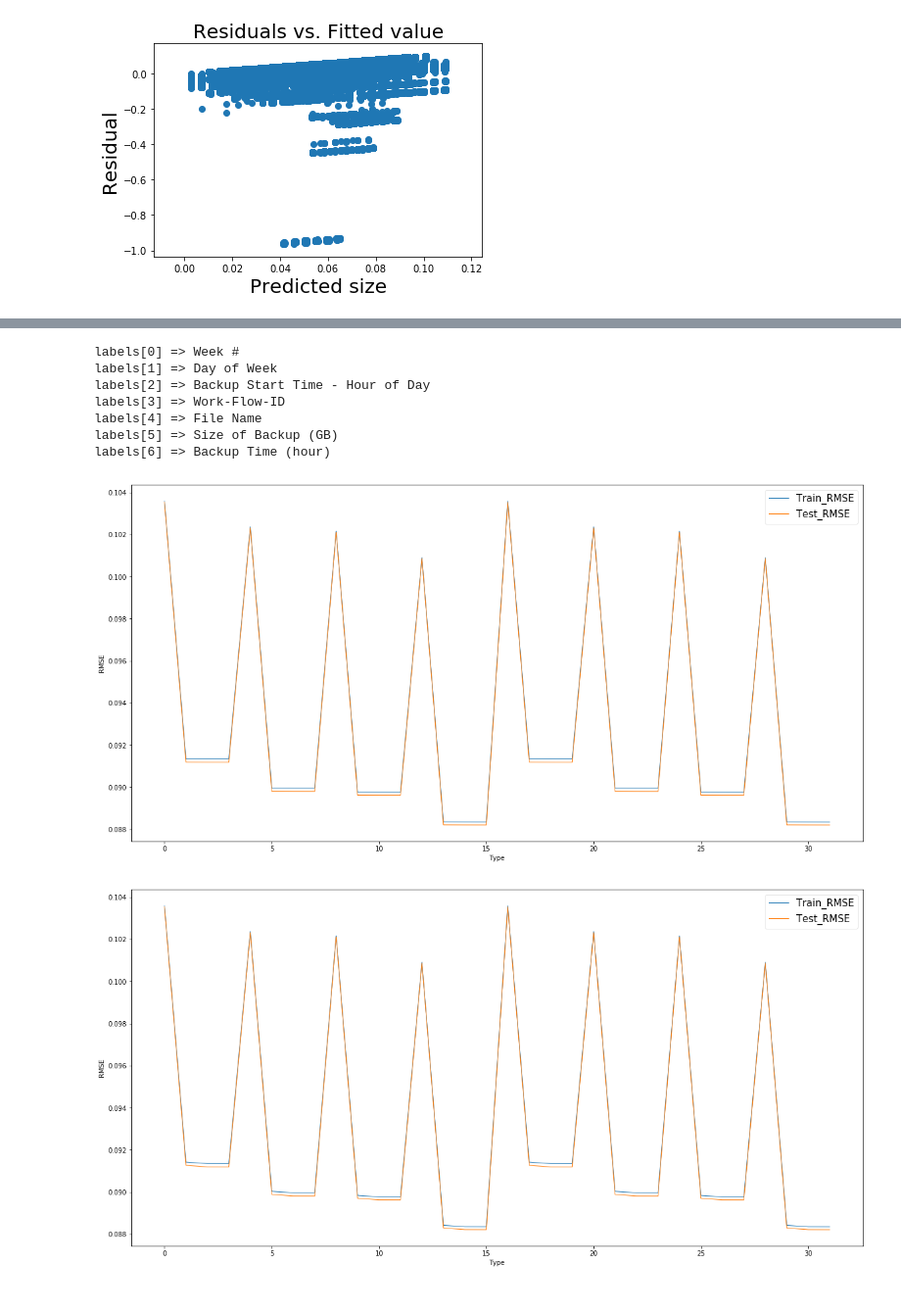
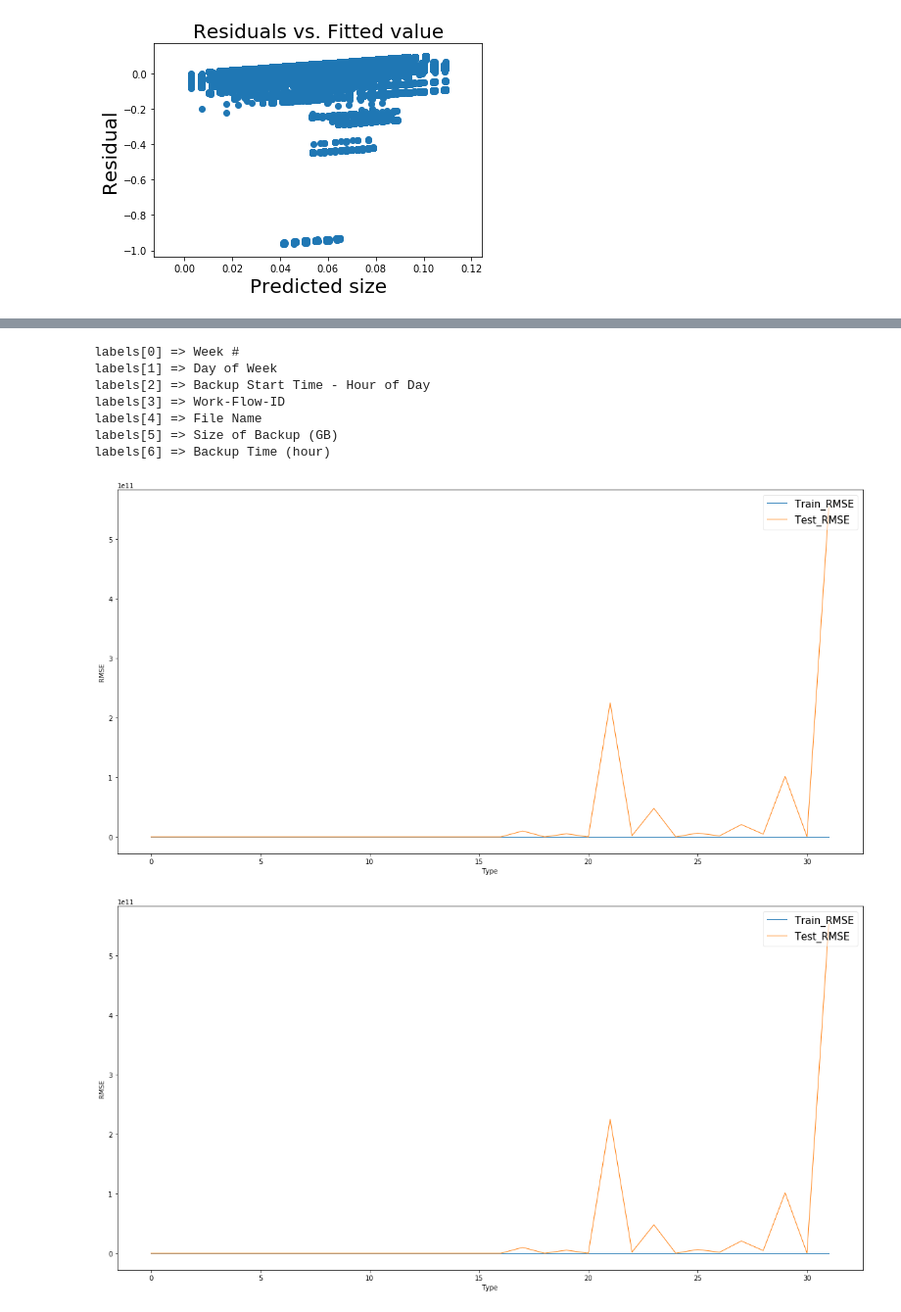
Before and after one commit to HonglanHuang/ee219, a Jupyter notebook: project4/codes/Part 2a.ipynb, the cells around one changed output, grey strips where cells are left out. Shown at 98% size. Saved outputs shown, nothing was run; the diff lists cells and outputs as text; code cells hidden in the pictures.

Commit message:
Lasso and Ridge revised

```diff
--- a/project4/codes/Part 2a.ipynb
+++ b/project4/codes/Part 2a.ipynb
@@ -247,7 +254,7 @@ def MakeCombinationData(data):
     lsts = list(itertools.product([0, 1], repeat=5))
     data_set = []
     for lst in lsts:
-        tmp_data = data
+        tmp_data = data.copy()
         for index,item in enumerate(lst):
             if item == 0:
                 tmp_data = OneDimensionTransfer(labels[index], tmp_data)
@@ -257,6 +264,7 @@ def MakeCombinationData(data):
     return data_set,lsts
 
 Data.drop(labels[6],1,inplace = True)
+print type(Data)
 Data_set, Lsts = MakeCombinationData(Data)
 # %% [output]
 labels[0] => Week #
@@ -269,24 +278,31 @@ labels[6] => Backup Time (hour)
 # %%
-def CaculateTrainandTestRSME(data):
-    kf = KFold(n_splits=10)
-    kf.get_n_splits(data)
-    train_RMSE = 0
-    test_RMSE = 0
+import math
+def CaculateTrainandTestRSME(data,lin_reg):
+    kf = KFold(n_splits=10,shuffle = False)
+    #kf.get_n_splits(data)
+    train_MSE = 0
+    test_MSE = 0
     for train_index, test_index in kf.split(data):
         train_set = data.iloc[train_index, :]
         test_set = data.iloc[test_index, :]
-        train_RMSE += FoldRMSE(train_set)
-        test_RMSE += FoldRMSE(test_set)
-    return train_RMSE/10, test_RMSE/10
+
+        train = train_set.copy()
+        target = train.pop('Size of Backup (GB)')
+        lin_reg = LinearRegression()
+        lin_reg.fit(train,target)
+#         print 'train',train.shape
+        train_MSE += FoldMSE(train_set,lin_reg)
+        test_MSE += FoldMSE(test_set,lin_reg)
+    return math.sqrt(train_MSE/10), math.sqrt(test_MSE/10)
 
 Train_RMSE_set = []
 Test_RMSE_set = []
 for data in Data_set:
-    sample = data.copy()
-    target = data.pop('Size of Backup (GB)')
-    Lin_reg = LinearRegression()
-    Lin_reg.fit(data,target)
-    Train_RMSE, Test_RMSE = CaculateTrainandTestRSME(sample)
+#     sample = data.copy()
+#     target = data.pop('Size of Backup (GB)')
+#     lin_reg = LinearRegression()
+#     lin_reg.fit(data,target)
+    Train_RMSE, Test_RMSE = CaculateTrainandTestRSME(data,lin_reg)
     Train_RMSE_set.append(Train_RMSE)
     Test_RMSE_set.append(Test_RMSE)
 # %%
@@ -315,35 +331,35 @@ for i, v in enumerate(labels):
 uniqueFiles = ['File_{0}'.format(s) for s in xrange(len((pd.unique(Data['File Name']))))]
 Data.drop(labels[6],1,inplace = True)
 Data_set, Lsts = MakeCombinationData(Data)
 
 def copy(data_set):
     tmp_data_set = []
     for data in data_set:
         tmp_data = data.copy()
         tmp_data_set.append(tmp_data)
     return tmp_data_set
 
 for alpha in 10,50,100,1000:
     tmp_Data_set = copy(Data_set)
     Train_RMSE_set = []
     Test_RMSE_set = []
     for data in tmp_Data_set:
         sample = data.copy()
         target = data.pop('Size of Backup (GB)')
-        Lin_reg = Ridge(alpha = alpha)
-        Lin_reg.fit(data,target)
-        Train_RMSE, Test_RMSE = CaculateTrainandTestRSME(sample)
+        lin_reg = Ridge(alpha = alpha)
+        lin_reg.fit(data,target)
+        Train_RMSE, Test_RMSE = CaculateTrainandTestRSME(sample,lin_reg)
         Train_RMSE_set.append(Train_RMSE)
         Test_RMSE_set.append(Test_RMSE)
 
     Plot32Model(Train_RMSE_set, Test_RMSE_set)
 # %% [output]
 labels[0] => Week #
 labels[1] => Day of Week
 labels[2] => Backup Start Time - Hour of Day
 labels[3] => Work-Flow-ID
 labels[4] => File Name
 labels[5] => Size of Backup (GB)
 labels[6] => Backup Time (hour)
-[figure, old version]
+[figure, new version]
-[figure, old version]
+[figure, new version]
```
Also changed, not shown: parts of 7 cells of this notebook.
